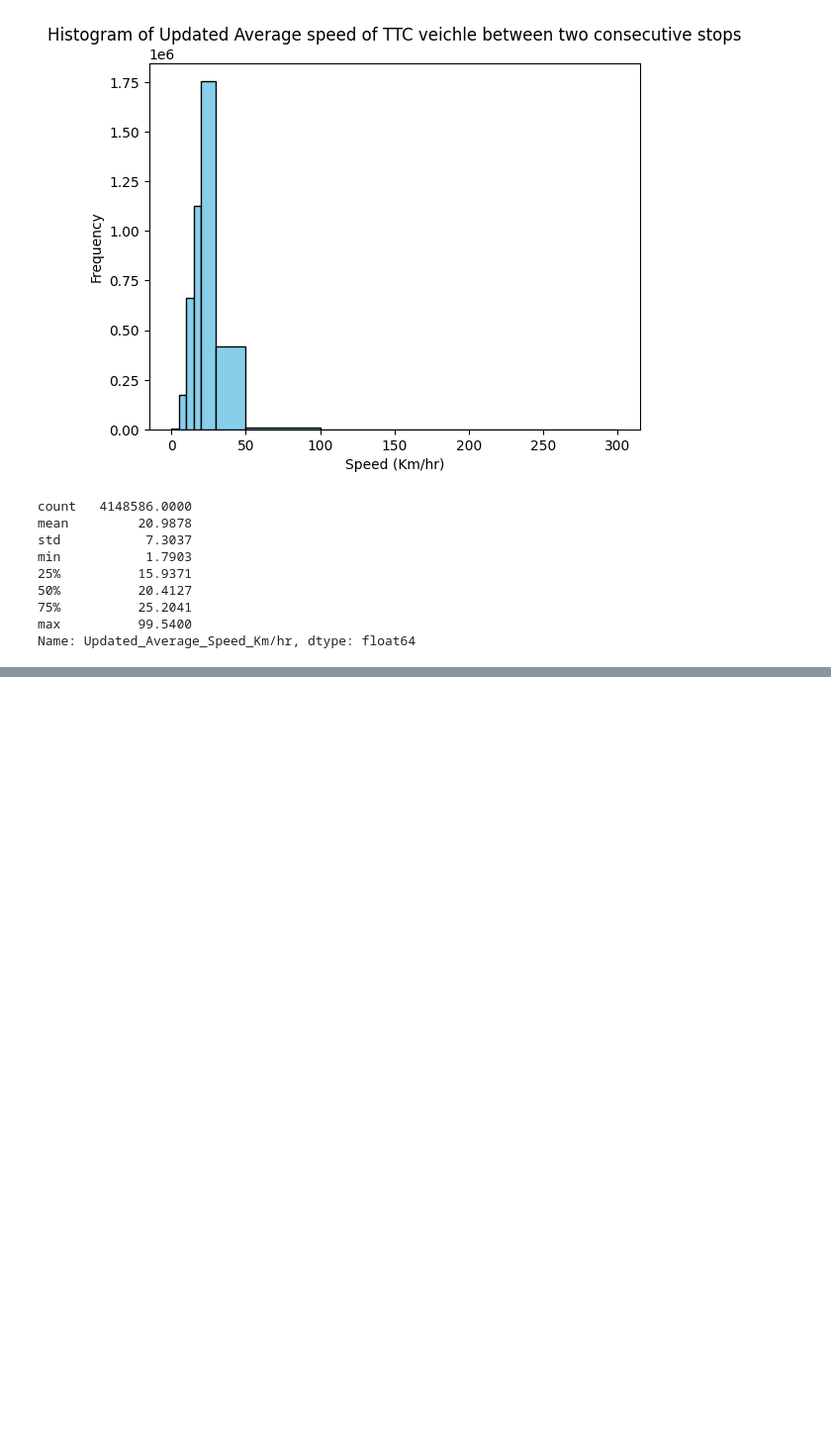
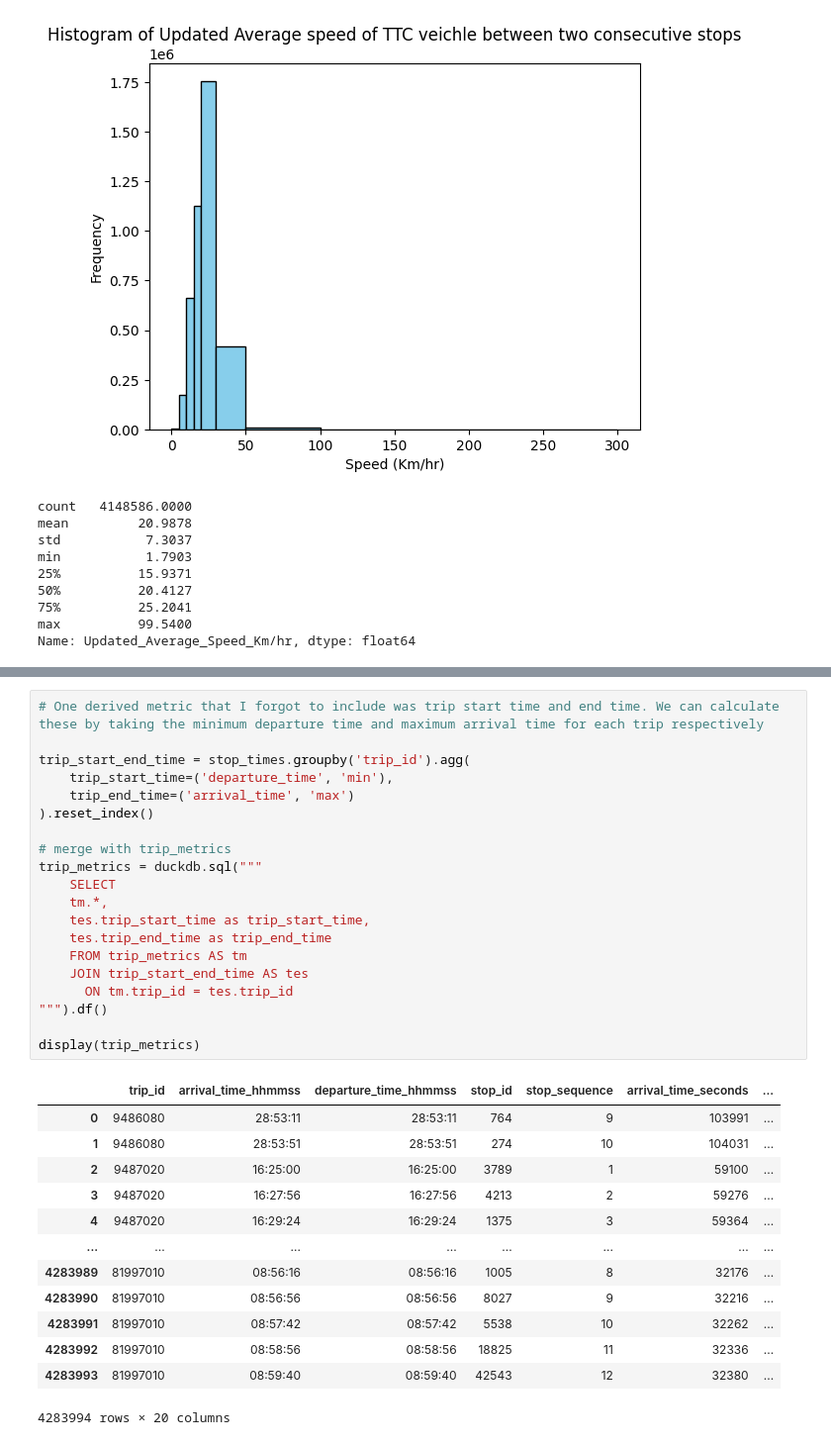
Before and after one commit to devslinky/TAL, a Jupyter notebook: GTFS_static_data_vis.ipynb, the cells around one changed output, grey strips where cells are left out. Shown at 99% size. Saved outputs shown, nothing was run; the diff lists cells and outputs as text; blank space fills up the shorter version.

```diff
--- a/GTFS_static_data_vis.ipynb
+++ b/GTFS_static_data_vis.ipynb
@@ -2722,0 +2920,34 @@ Name: Updated_Average_Speed_Km/hr, dtype: float64
+# %%
+# One derived metric that I forgot to include was trip start time and end time. We can calculate these by taking the minimum departure time and maximum arrival time for each trip respectively
+
+trip_start_end_time = stop_times.groupby('trip_id').agg(
+    trip_start_time=('departure_time', 'min'),
+    trip_end_time=('arrival_time', 'max')
+).reset_index()
+
+# merge with trip_metrics
+trip_metrics = duckdb.sql("""
+    SELECT
+    tm.*,
+    tes.trip_start_time as trip_start_time,
+    tes.trip_end_time as trip_end_time
+    FROM trip_metrics AS tm
+    JOIN trip_start_end_time AS tes
+      ON tm.trip_id = tes.trip_id
+""").df()
+
+display(trip_metrics)
+# %% [output]
+|  | trip_id | arrival_time_hhmmss | departure_time_hhmmss | stop_id | stop_sequence | arrival_time_seconds | ... |
+| 0 | 9486080 | 28:53:11 | 28:53:11 | 764 | 9 | 103991 | ... |
+| 1 | 9486080 | 28:53:51 | 28:53:51 | 274 | 10 | 104031 | ... |
+| 2 | 9487020 | 16:25:00 | 16:25:00 | 3789 | 1 | 59100 | ... |
+| 3 | 9487020 | 16:27:56 | 16:27:56 | 4213 | 2 | 59276 | ... |
+| 4 | 9487020 | 16:29:24 | 16:29:24 | 1375 | 3 | 59364 | ... |
+| ... | ... | ... | ... | ... | ... | ... | ... |
+| 4283989 | 81997010 | 08:56:16 | 08:56:16 | 1005 | 8 | 32176 | ... |
+| 4283990 | 81997010 | 08:56:56 | 08:56:56 | 8027 | 9 | 32216 | ... |
+| 4283991 | 81997010 | 08:57:42 | 08:57:42 | 5538 | 10 | 32262 | ... |
+| 4283992 | 81997010 | 08:58:56 | 08:58:56 | 18825 | 11 | 32336 | ... |
+| 4283993 | 81997010 | 08:59:40 | 08:59:40 | 42543 | 12 | 32380 | ... |
+4283994 rows × 20 columns
```
Also changed, not shown: parts of 19 cells of this notebook.
